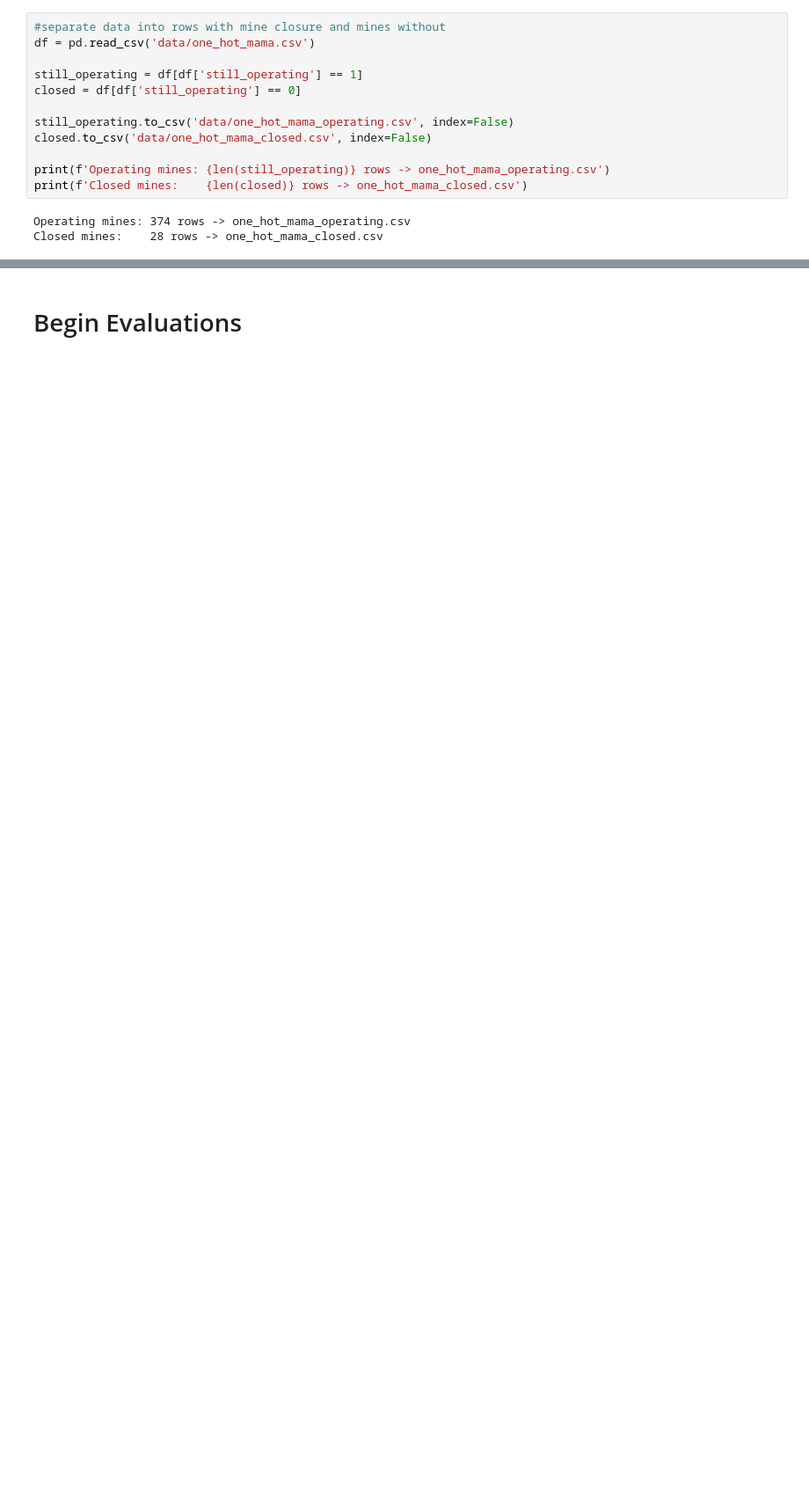
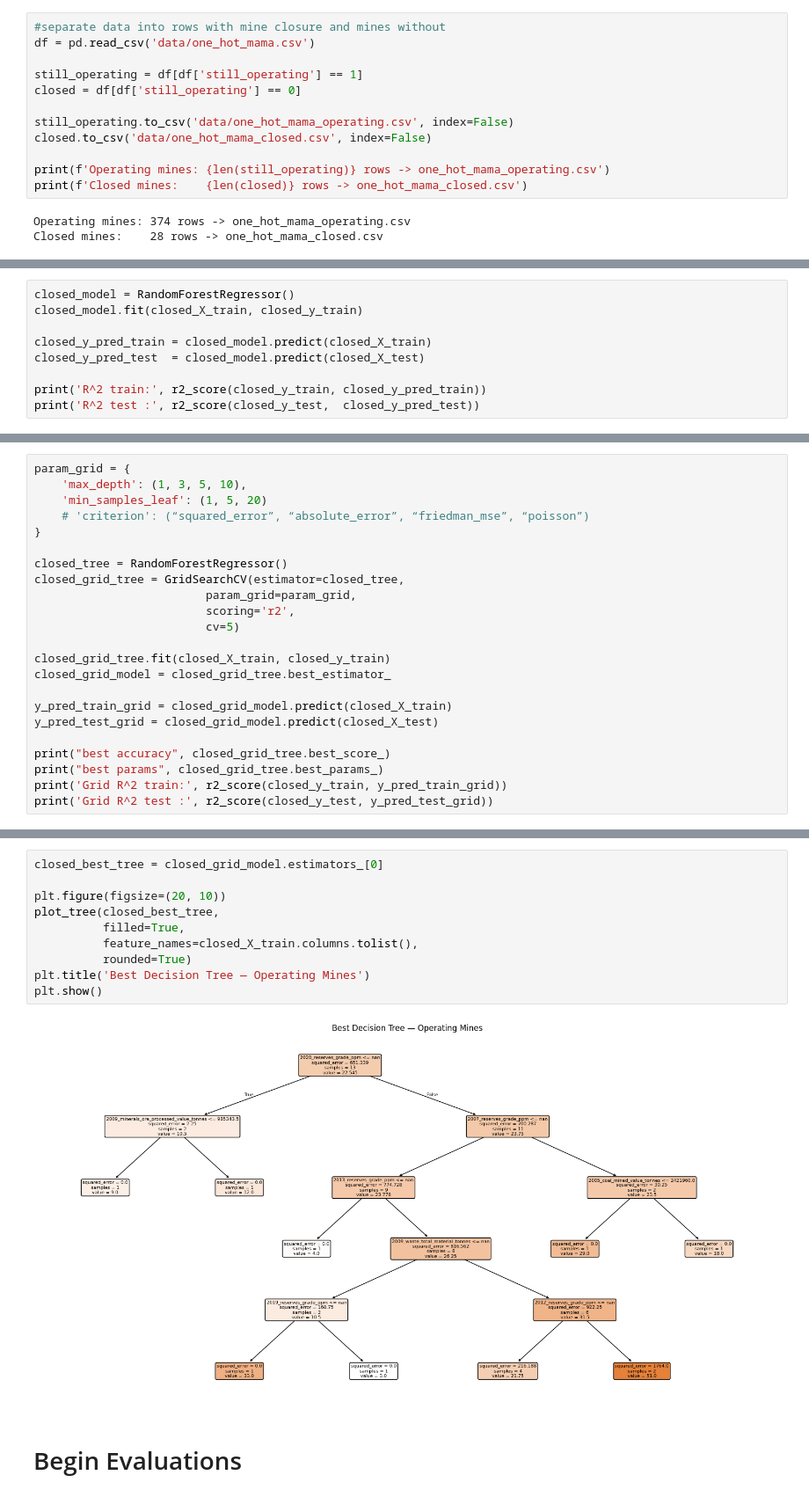
Before and after one commit to morourk6/1.C51-Final-Project, a Jupyter notebook: rf_model.ipynb, the cells around one changed output, grey strips where cells are left out. Shown at 88% size. Saved outputs shown, nothing was run; the diff lists cells and outputs as text; blank space fills up the shorter version.

```diff
--- a/rf_model.ipynb
+++ b/rf_model.ipynb
@@ -434,0 +500,9 @@ print('Grid R^2 test :', r2_score(y_test, y_pred_test_grid))
+# %%
+closed_model = RandomForestRegressor()
+closed_model.fit(closed_X_train, closed_y_train)
+
+closed_y_pred_train = closed_model.predict(closed_X_train)
+closed_y_pred_test  = closed_model.predict(closed_X_test)
+
+print('R^2 train:', r2_score(closed_y_train, closed_y_pred_train))
+print('R^2 test :', r2_score(closed_y_test,  closed_y_pred_test))
@@ -434,0 +512,23 @@ print('Grid R^2 test :', r2_score(y_test, y_pred_test_grid))
+# %%
+param_grid = {
+    'max_depth': (1, 3, 5, 10),
+    'min_samples_leaf': (1, 5, 20)
+    # 'criterion': (“squared_error”, “absolute_error”, “friedman_mse”, “poisson”)
+}
+
+closed_tree = RandomForestRegressor()
+closed_grid_tree = GridSearchCV(estimator=closed_tree,
+                         param_grid=param_grid,
+                         scoring='r2',
+                         cv=5)
+
+closed_grid_tree.fit(closed_X_train, closed_y_train)
+closed_grid_model = closed_grid_tree.best_estimator_
+
+y_pred_train_grid = closed_grid_model.predict(closed_X_train)
+y_pred_test_grid = closed_grid_model.predict(closed_X_test)
+
+print("best accuracy", closed_grid_tree.best_score_)
+print("best params", closed_grid_tree.best_params_)
+print('Grid R^2 train:', r2_score(closed_y_train, y_pred_train_grid))
+print('Grid R^2 test :', r2_score(closed_y_test, y_pred_test_grid))
@@ -435,2 +540,14 @@ print('Grid R^2 test :', r2_score(y_test, y_pred_test_grid))
+# %%
+closed_best_tree = closed_grid_model.estimators_[0]
+
+plt.figure(figsize=(20, 10))
+plot_tree(closed_best_tree,
+          filled=True,
+          feature_names=closed_X_train.columns.tolist(),
+          rounded=True)
+plt.title('Best Decision Tree — Operating Mines')
+plt.show()
+# %% [output]
+[figure, added]
 # %% [markdown]
 # Begin Evaluations
```
Also changed, not shown: parts of 15 cells of this notebook.
